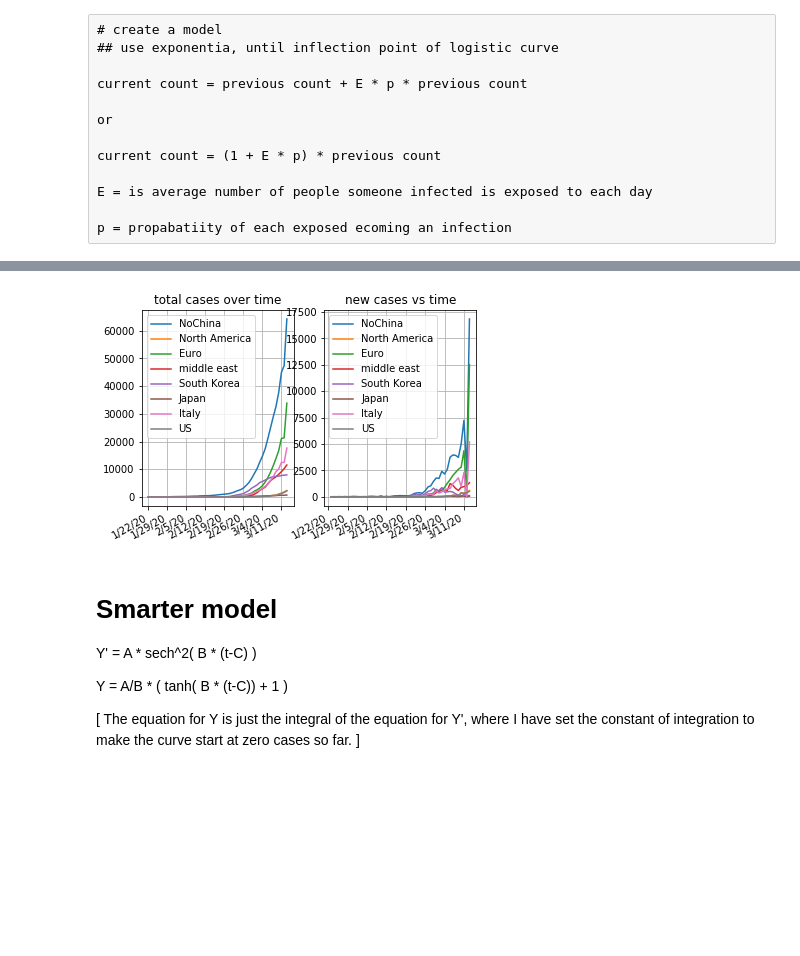
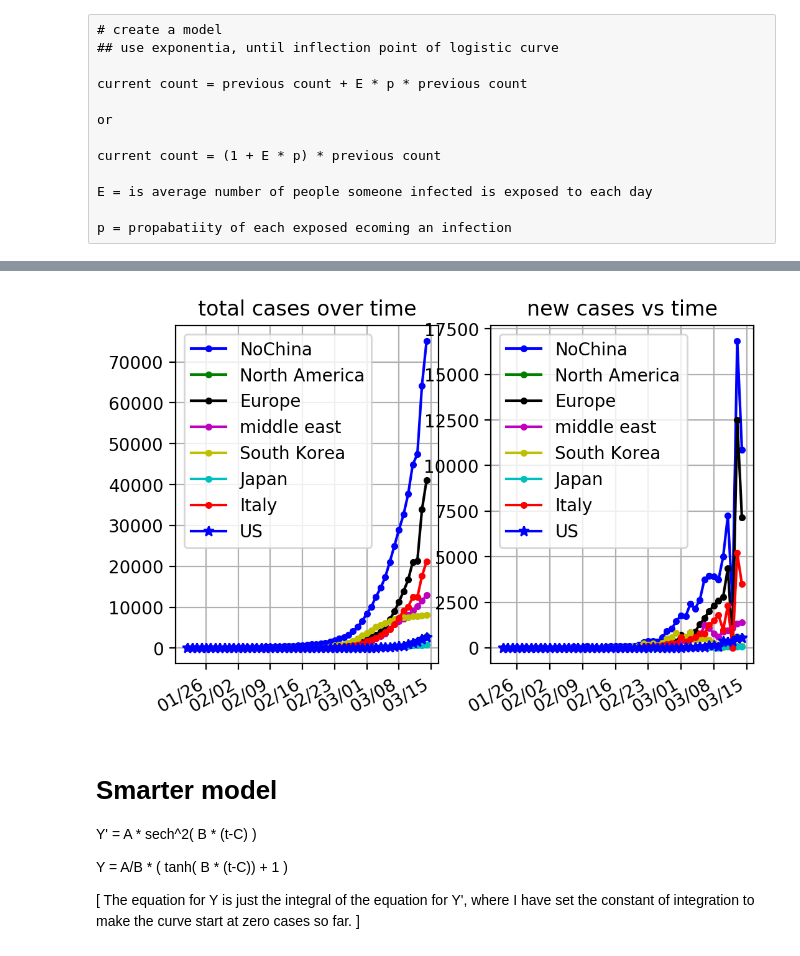
Before and after one commit to raysalem/sars-cov-19, a Jupyter notebook: cov-19.ipynb, the cells around one changed output, grey strips where cells are left out. Saved outputs shown, nothing was run; the diff lists cells and outputs as text; code cells hidden in the pictures; blank space fills up the shorter version.

```diff
--- a/cov-19.ipynb
+++ b/cov-19.ipynb
@@ -58,9 +76,11 @@ dataCS.loc[idx[:,:, :, ctrMask],IClmns]
 # %%
+idx = pd.IndexSlice
+
 # must have colons liberally used, firt two colons for city/county and last colon for all columns
 #option 1 for access
 dataCS.loc[(np.nan, "Los Angeles County", "CA", "USA")]
 #option 2 for access, using idx must have colons liberally used, firt two colons for city/county and last colon for all columns
 dataCS.loc[idx[:, "San Diego County", "CA", "USA"],IClmns]
+print("Total cases in CA : %d (does not match ca row)"%dataCS.loc[idx[:, :, "CA", "USA"],:].sum()["cases"])
 display(HTML(dataCS.loc[idx[:, :, "CA", "USA"],IClmns].to_html()))
-print("total CA count %d" % df.loc[idx[:, :, "CA", "USA"],"cases"].sum())
 # %% [output]
@@ -97,6 +159,9 @@ link =URL+file
 df = pd.read_csv(link,parse_dates=True)
 # set row indices, only have dates for columns ids
 df =df.set_index(["Country/Region","Lat","Long","Province/State"])
+
+
+df.columns = pd.to_datetime(data.columns,format="%m/%d/%y")
 
 dt = df.columns[-1]
 print(dt)
@@ -253,9 +248,7 @@ E = is average number of people someone infected is exposed to each day
 p = propabatiity of each exposed ecoming an infection
 # %%
 #assume (1+E*P) is 120%
-import matplotlib.ticker as mticker
 
-myLocator = mticker.MultipleLocator(7)
 
 #determine slope and plot
 for name in ["NoChina","China", "South Korea", "Europe"]:
@@ -276,15 +269,23 @@ for name in ["NoChina","China", "South Korea", "Europe"]:
     #---
     ax[1].plot(vals.index,pow(10,np.arange(0,sp.size(lv))*m+lv[0]))
     ax[1].semilogy(vals)
+    ax[1].grid()
+#    ax[1].legend()
+    ax[1].xaxis.set_major_locator(myLocator)
+    ax[1].xaxis.set_major_formatter(myFmt)
+    ax[1].set_title("total cases over time");
 
-    ax[1].xaxis.set_major_locator(myLocator)
-    ax[1].grid()
     fig.autofmt_xdate()
 
     #---
-    ax[0].plot(data.loc[ctr].sum())
+    y=data.loc[ctr].sum()
+    ax[0].plot_date(y.index,y.values)
+    ax[0].grid()
+#    ax[0].legend()
     ax[0].xaxis.set_major_locator(myLocator)
-    ax[0].grid()
+    ax[0].xaxis.set_major_formatter(myFmt)
+    ax[0].set_title("total cases over time");
+
     fig.autofmt_xdate()
 
     fig.suptitle('%s'% name, fontsize=16)
@@ -304,30 +305,35 @@ Growth Rate Europe:1.19
 # %%
+
 #ignore china here
 fig, ax =plt.subplots(1,2)
 for name in countries.keys():
     if name =="China":continue
     country = countries[name]
-    ax[0].plot(data.loc[(country)].sum(),label=name)
-ax[0].xaxis.set_major_locator(myLocator)
+    y = data.loc[(country)].sum()
+    ax[0].plot(y.index,y.values,label=name)
+#ax[0].xaxis.set_major_locator(myLocator)
 ax[0].grid()
 ax[0].legend()
+ax[0].xaxis.set_major_locator(myLocator)
+ax[0].xaxis.set_major_formatter(myFmt)
 ax[0].set_title("total cases over time");
 
 
 for name in countries.keys():
     if name =="China":continue
     country = countries[name]
 
     vals= data.loc[(country)].sum().diff()
     ax[1].plot(vals,label=name)
 ax[1].xaxis.set_major_locator(myLocator)
 ax[1].grid()
-fig.autofmt_xdate()
-
+ax[1].xaxis.set_major_formatter(myFmt)
 ax[1].legend()
 ax[1].set_title("new cases vs time");
+
+fig.autofmt_xdate()
 # %% [output]
-[figure, old version]
+[figure, new version]
 # %% [markdown]
 # Smarter  model
 
```
Also changed, not shown: parts of 20 cells of this notebook.
